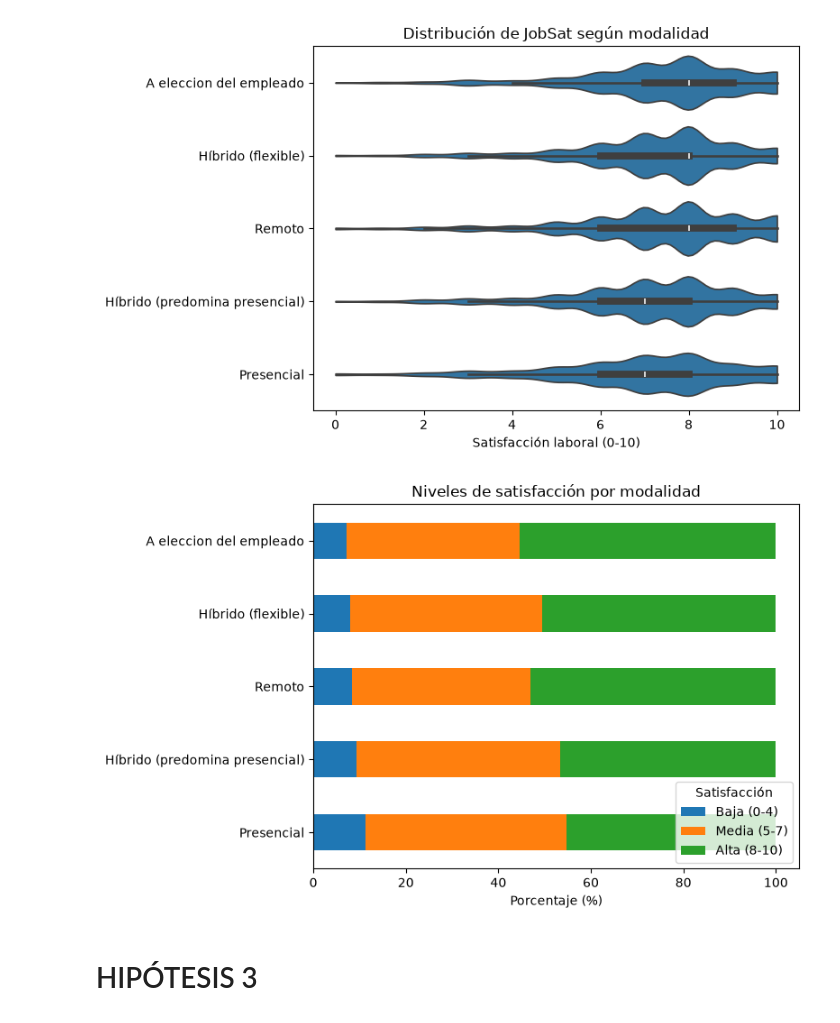
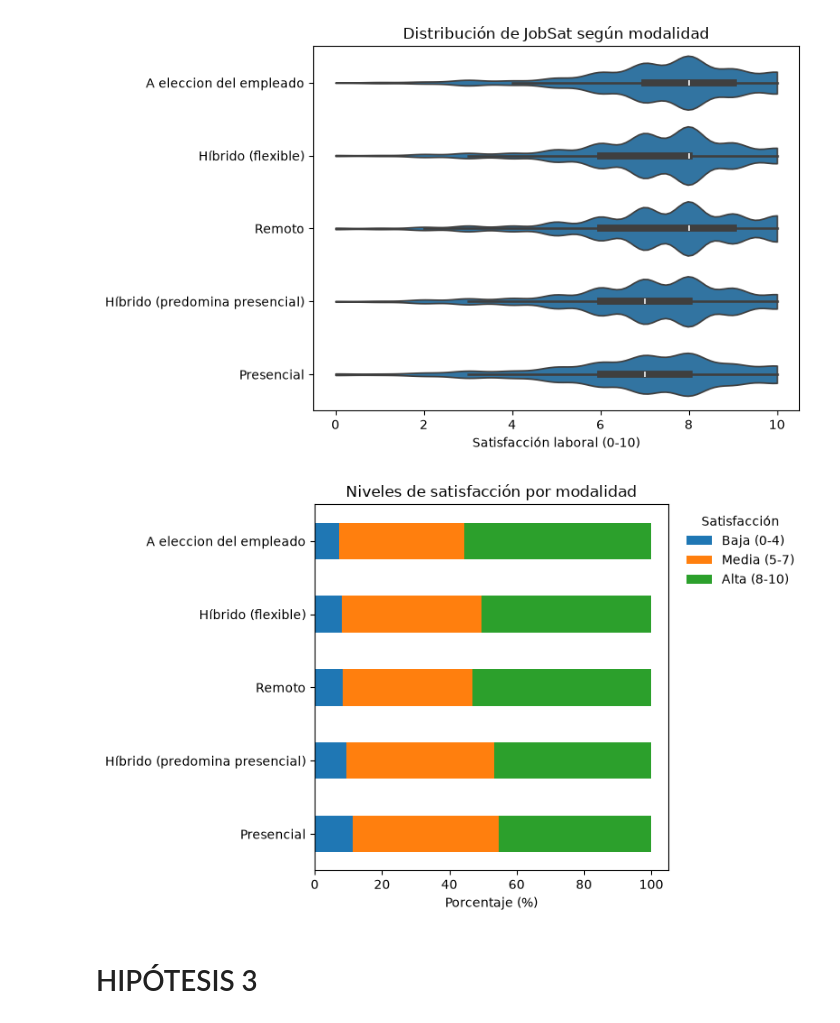
Before and after one commit to thiaguito-blip/tpe-fundamentos-dc, a Jupyter notebook: Trabajo final.ipynb, the cells around one changed output. Cells and saved outputs as stored; diff of their text form; code cells hidden in the pictures.

```diff
--- a/Trabajo final.ipynb
+++ b/Trabajo final.ipynb
@@ -533,16 +526,0 @@ Marcados como nuevos: 1995
-# %%
-falta = Stack_data["YearsCode"].isna()
-
-# Nuevos que no respondieron -> 1
-Stack_data.loc[falta & es_nuevo, "YearsCode"] = 1
-
-# Resto -> mediana por Age, calculada solo con valores válidos
-med_edad = Stack_data[~falta].groupby("Age")["YearsCode"].median()
-resto = falta & ~es_nuevo
-Stack_data.loc[resto, "YearsCode"] = Stack_data.loc[resto, "Age"].map(med_edad)
-
-# Verificación
-lim_code = Stack_data["Age_max"] - INICIO_CODIGO
-print("Nulos restantes:", Stack_data["YearsCode"].isna().sum())
-print("Fuera de límite:", (Stack_data["YearsCode"] > lim_code).sum())
-print(Stack_data.groupby("Age")["YearsCode"].agg(["count", "median"]))
@@ -563,21 +526,0 @@ Para imputar work exp solo podemos asociarlo con la mediana de los grupos que es
-# %%
-# code_bin solo donde YearsCode es un dato original
-Stack_data["code_bin"] = pd.cut(Stack_data["YearsCode"], bins=[0, 5, 10, 20, 30, 40,60])
-Stack_data.loc[Stack_data["YearsCode_imputed"], "code_bin"] = np.nan
-falta = Stack_data["WorkExp_imputed"]
-validos = Stack_data[~falta]
-
-# Mediana por Age + code_bin (solo grupos con 30+ casos)
-g = validos.groupby(["Age", "code_bin"], observed=True)["WorkExp"].agg(["median", "count"])
-med_fino = Stack_data.join(g.loc[g["count"] >= 30, "median"].rename("m"), on=["Age", "code_bin"])["m"]
-
-# Respaldo: mediana por Age, y por último la global
-med_edad = Stack_data["Age"].map(validos.groupby("Age")["WorkExp"].median())
-valor = med_fino.fillna(med_edad).fillna(validos["WorkExp"].median())
-
-Stack_data.loc[falta, "WorkExp"] = valor[falta]
-
-# Verificación
-print("Nulos restantes:", Stack_data["WorkExp"].isna().sum())
-print("Fuera de límite:", (Stack_data["WorkExp"] > lim_work).sum())
-print("Imputados con Age+code_bin:", (falta & med_fino.notna()).sum(), "de", falta.sum())
@@ -1151,19 +1125,19 @@ plt.show()
 # %%
 orden = d.groupby("RemoteWork")["JobSat"].median().sort_values(ascending=False).index
 
 d["JobSat_cat"] = pd.cut(d["JobSat"], bins=[-1, 4, 7, 10],
                          labels=["Baja (0-4)", "Media (5-7)", "Alta (8-10)"])
 prop = pd.crosstab(d["RemoteWork"], d["JobSat_cat"], normalize="index").loc[orden][::-1] * 100
 
 ax = prop.plot(kind="barh", stacked=True, figsize=(8, 5))
 ax.set_title("Niveles de satisfacción por modalidad")
 ax.set_xlabel("Porcentaje (%)")
 ax.set_ylabel("")
-ax.legend(title="Satisfacción", loc="lower right")
+ax.legend(title="Satisfacción", loc="upper left", bbox_to_anchor=(1.02, 1), frameon=False)
 plt.tight_layout()
 plt.show()
 # %% [output]
-[figure, old version]
+[figure, new version]
 # %% [markdown]
 # HIPÓTESIS 3
 # %% [markdown]
```
Also changed, not shown: parts of 25 cells of this notebook.
